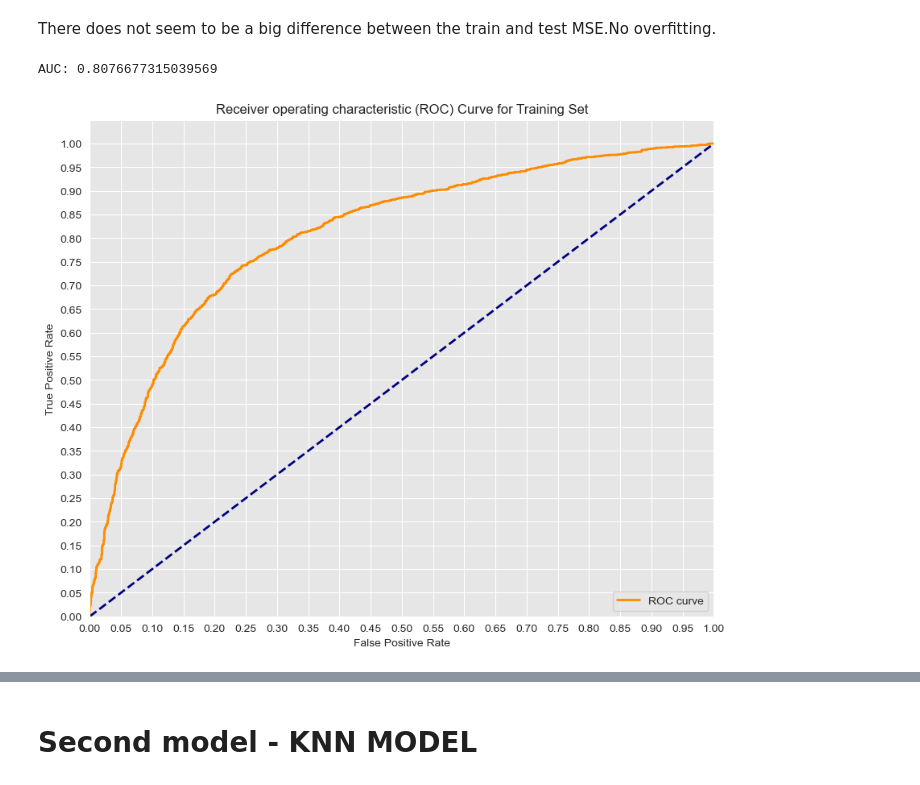
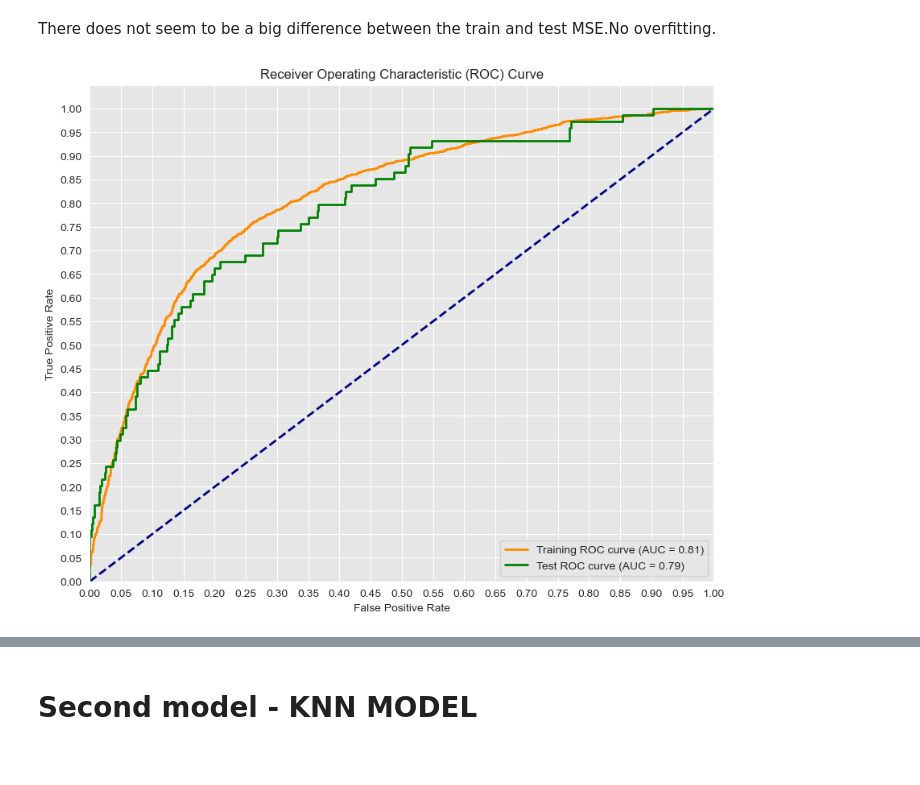
Before and after one commit to winnycodegurl/MachineLearningprojectphase3, a Jupyter notebook: Studentnotebook.ipynb, the cells around one changed output, grey strips where cells are left out. Cells and saved outputs as stored; diff of their text form; code cells hidden in the pictures.

```diff
--- a/Studentnotebook.ipynb
+++ b/Studentnotebook.ipynb
@@ -722,27 +728,36 @@ test_fpr, test_tpr, thresholds = roc_curve(y_test, y_test_score)
 # %%
 import matplotlib.pyplot as plt
 import seaborn as sns
-%matplotlib inline
+from sklearn.metrics import roc_curve, auc
+
+# Assuming you have computed train_fpr, train_tpr, test_fpr, and test_tpr from your model
 
 # Seaborn's beautiful styling
 sns.set_style('darkgrid', {'axes.facecolor': '0.9'})
 
-# ROC curve for training set
 plt.figure(figsize=(10, 8))
 lw = 2
+
+# Plot ROC curve for training set
 plt.plot(train_fpr, train_tpr, color='darkorange',
-         lw=lw, label='ROC curve')
+         lw=lw, label='Training ROC curve (AUC = {:.2f})'.format(auc(train_fpr, train_tpr)))
+
+# Plot ROC curve for test set
+plt.plot(test_fpr, test_tpr, color='green',
+         lw=lw, label='Test ROC curve (AUC = {:.2f})'.format(auc(test_fpr, test_tpr)))
+
+# Plotting the diagonal line
 plt.plot([0, 1], [0, 1], color='navy', lw=lw, linestyle='--')
+
+# Adjustments to the plot
 plt.xlim([0.0, 1.0])
 plt.ylim([0.0, 1.05])
 plt.yticks([i/20.0 for i in range(21)])
 plt.xticks([i/20.0 for i in range(21)])
 plt.xlabel('False Positive Rate')
 plt.ylabel('True Positive Rate')
-plt.title('Receiver operating characteristic (ROC) Curve for Training Set')
+plt.title('Receiver Operating Characteristic (ROC) Curve')
 plt.legend(loc='lower right')
-print('AUC: {}'.format(auc(train_fpr, train_tpr)))
 plt.show()
 # %% [output]
-AUC: 0.8076677315039569
-[figure, old version]
+[figure, new version]
```
Also changed, not shown: parts of 26 cells of this notebook.
